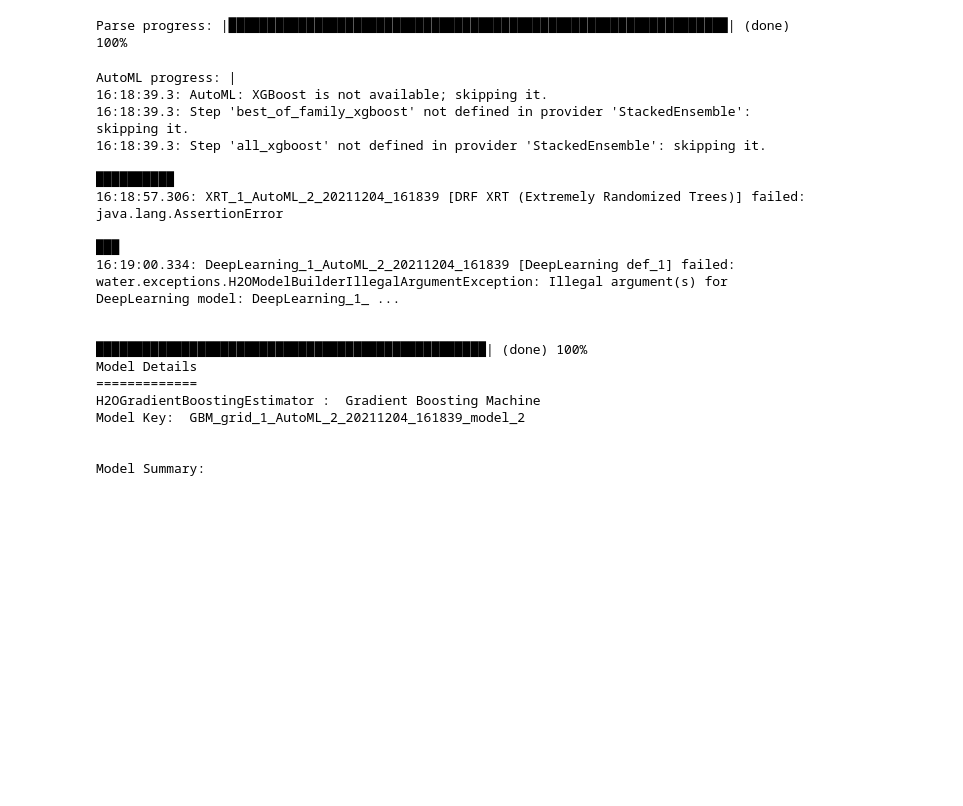
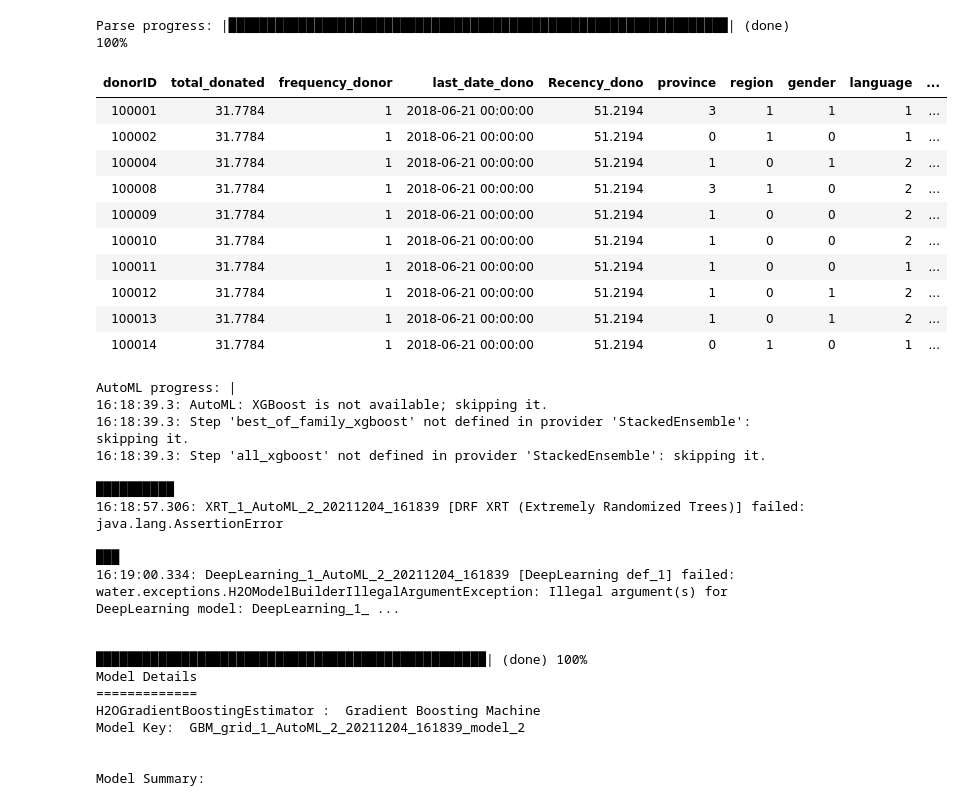
Before and after one commit to inderrana/Predicting-donations-leads-for-NGO, a Jupyter notebook: DSC_Use_Case/added variables H -changing.ipynb, the cells around one changed output. Drawn from its saved outputs; the diff is of its cells as text; code cells hidden in the pictures; blank space fills up the shorter version.

```diff
--- a/DSC_Use_Case/added variables H -changing.ipynb
+++ b/DSC_Use_Case/added variables H -changing.ipynb
@@ -637,6 +622,20 @@ Connecting to H2O server at http://127.0.0.1:54321 ... successful.
 h_df =  h2o.H2OFrame(gifts_6169)
 # %% [output]
 Parse progress: |████████████████████████████████████████████████████████████████| (done) 100%
+# %%
+h_df
+# %% [output]
+| donorID | total_donated | frequency_donor | last_date_dono | Recency_dono | province | region | gender | language | ... |
+| 100001 | 31.7784 | 1 | 2018-06-21 00:00:00 | 51.2194 | 3 | 1 | 1 | 1 | ... |
+| 100002 | 31.7784 | 1 | 2018-06-21 00:00:00 | 51.2194 | 0 | 1 | 0 | 1 | ... |
+| 100004 | 31.7784 | 1 | 2018-06-21 00:00:00 | 51.2194 | 1 | 0 | 1 | 2 | ... |
+| 100008 | 31.7784 | 1 | 2018-06-21 00:00:00 | 51.2194 | 3 | 1 | 0 | 2 | ... |
+| 100009 | 31.7784 | 1 | 2018-06-21 00:00:00 | 51.2194 | 1 | 0 | 0 | 2 | ... |
+| 100010 | 31.7784 | 1 | 2018-06-21 00:00:00 | 51.2194 | 1 | 0 | 0 | 2 | ... |
+| 100011 | 31.7784 | 1 | 2018-06-21 00:00:00 | 51.2194 | 1 | 0 | 0 | 1 | ... |
+| 100012 | 31.7784 | 1 | 2018-06-21 00:00:00 | 51.2194 | 1 | 0 | 1 | 2 | ... |
+| 100013 | 31.7784 | 1 | 2018-06-21 00:00:00 | 51.2194 | 1 | 0 | 1 | 2 | ... |
+| 100014 | 31.7784 | 1 | 2018-06-21 00:00:00 | 51.2194 | 0 | 1 | 0 | 1 | ... |
 # %%
 train, test =h_df.split_frame(ratios=[0.8], seed = 1)
 # %%
```
Also changed, not shown: parts of 31 cells of this notebook.
